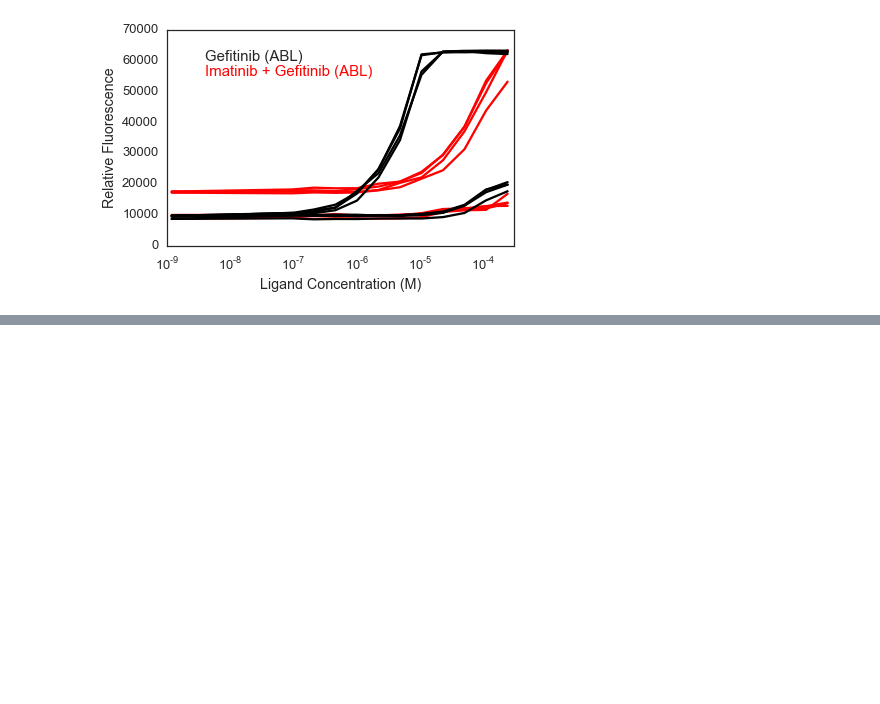
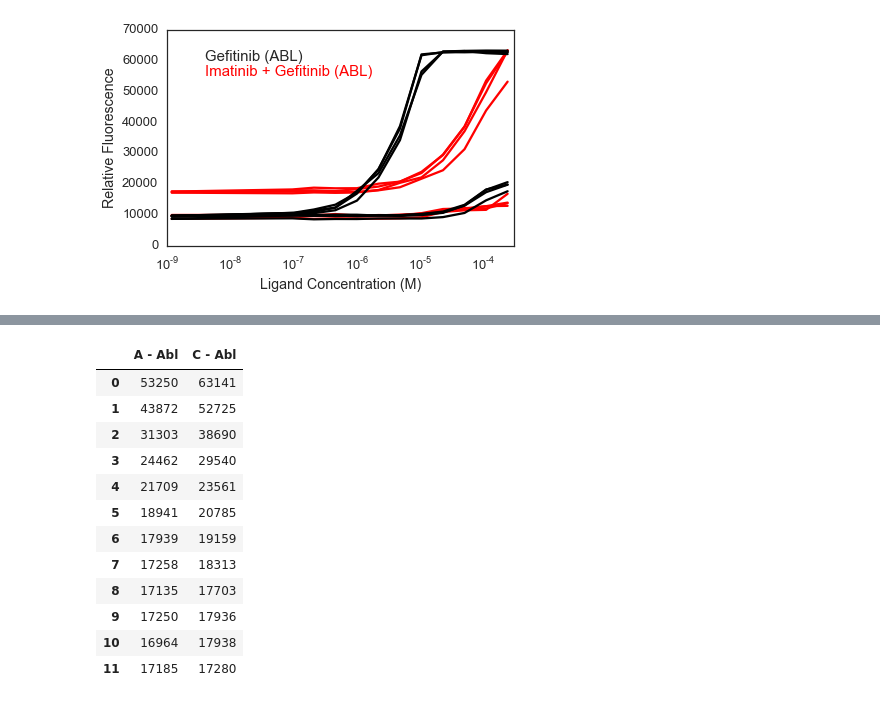
Before and after one commit to choderalab/assaytools, a Jupyter notebook: examples/ipynbs/data-analysis/competition/Competition-Assay-GrantPlot.ipynb, the cells around one changed output, grey strips where cells are left out. Drawn from its saved outputs; the diff is of its cells as text; code cells hidden in the pictures; blank space fills up the shorter version.

```diff
--- a/examples/ipynbs/data-analysis/competition/Competition-Assay-GrantPlot.ipynb
+++ b/examples/ipynbs/data-analysis/competition/Competition-Assay-GrantPlot.ipynb
@@ -100,0 +119,16 @@ plt.savefig('Abl_Gef_Ima_grant.png',dpi=1000)
+# %%
+AblGefIma_df[['A - Abl','C - Abl']]
+# %% [output]
+|  | A - Abl | C - Abl |
+| 0 | 53250 | 63141 |
+| 1 | 43872 | 52725 |
+| 2 | 31303 | 38690 |
+| 3 | 24462 | 29540 |
+| 4 | 21709 | 23561 |
+| 5 | 18941 | 20785 |
+| 6 | 17939 | 19159 |
+| 7 | 17258 | 18313 |
+| 8 | 17135 | 17703 |
+| 9 | 17250 | 17936 |
+| 10 | 16964 | 17938 |
+| 11 | 17185 | 17280 |
```
Also changed, not shown: parts of 3 cells of this notebook, 2 other files.
